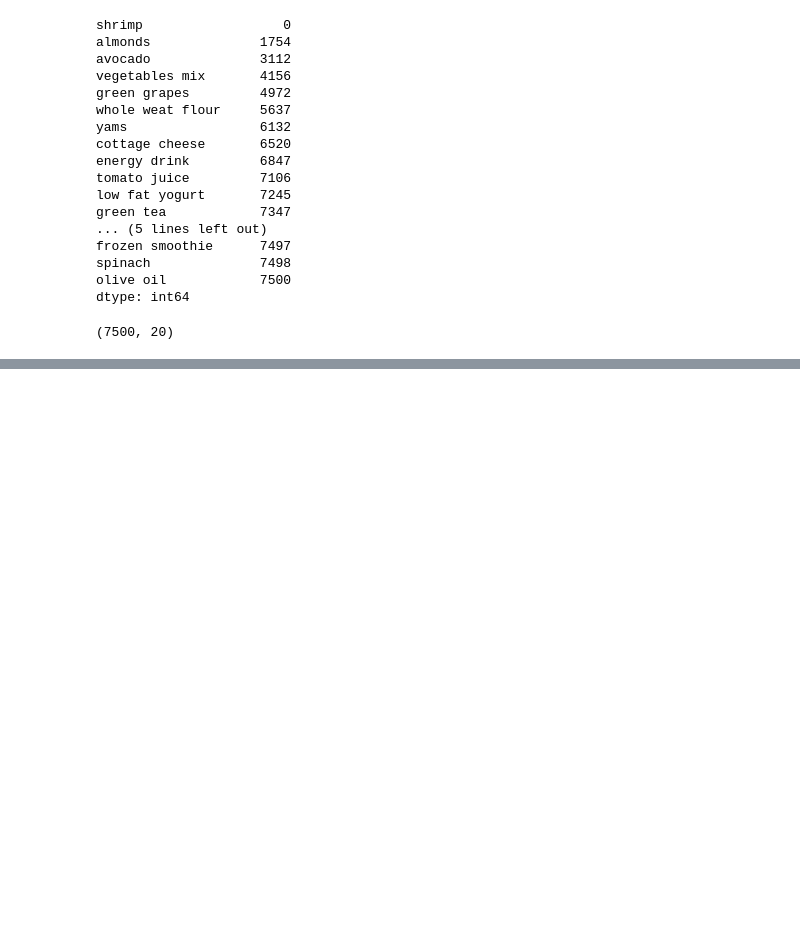
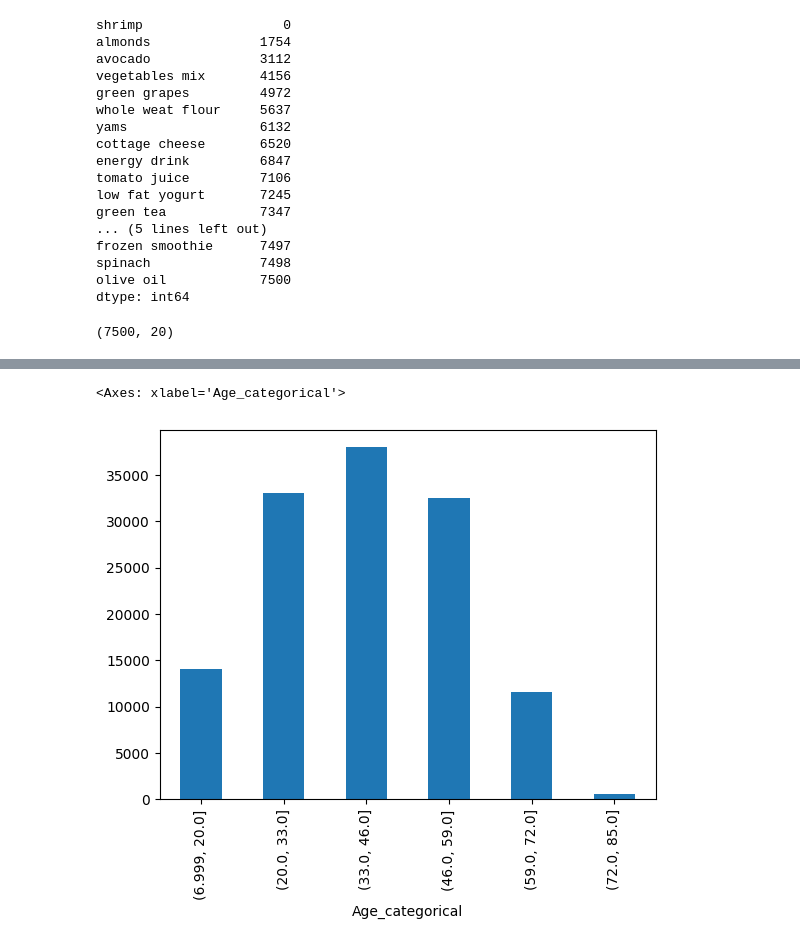
Before and after one commit to Akshithaa25/Machine_Learning_502, a Jupyter notebook: 2348502_ML_LAB_3.ipynb, the cells around one changed output, grey strips where cells are left out. Drawn from its saved outputs; the diff is of its cells as text; code cells hidden in the pictures; blank space fills up the shorter version.

```diff
--- a/2348502_ML_LAB_3.ipynb
+++ b/2348502_ML_LAB_3.ipynb
@@ -46,0 +160,3 @@ df.shape
+# %%
+intervals = [age for age in range (minrange , maxrange+binwidth , binwidth)]
+intervals
@@ -46,0 +165,2 @@ df.shape
+# %%
+df['Age_categorical']=pd.cut(df['Age'],bins = intervals, labels = None, include_lowest=True)
@@ -46,0 +184,5 @@ df.shape
+# %%
+df.groupby('Age_categorical')['Age'].count().plot.bar()
+# %% [output]
+<Axes: xlabel='Age_categorical'>
+[figure, added]
```
Also changed, not shown: parts of 32 cells of this notebook.
